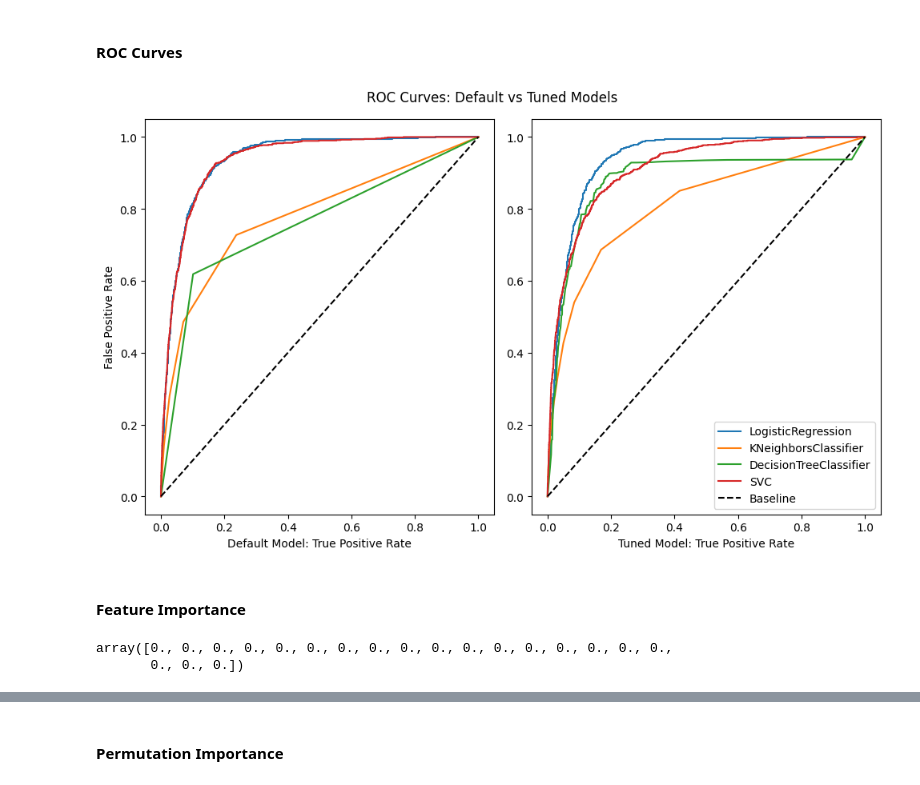
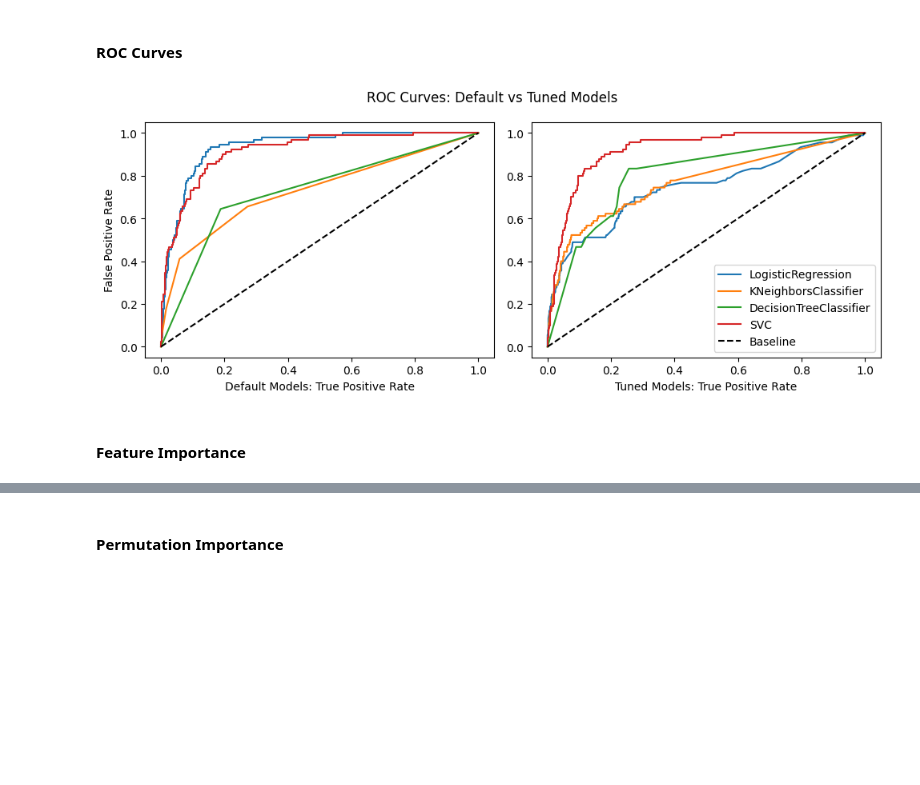
Before and after one commit to fazeelgm/UCB_ML_AI_PracticalApp_III, a Jupyter notebook: ClassifiersComparison-MarketingCampaigns.ipynb, the cells around one changed output, grey strips where cells are left out. Saved outputs shown, nothing was run; the diff lists cells and outputs as text; code cells hidden in the pictures; blank space fills up the shorter version.

```diff
--- a/ClassifiersComparison-MarketingCampaigns.ipynb
+++ b/ClassifiersComparison-MarketingCampaigns.ipynb
@@ -463,8 +466,8 @@ name = 'LogisticRegression'
 model = LogisticRegression()
 
 # Get metrics row for the report - will fit() and predict() to generate metrics
-results[name] = build_results_row(name, model, X_train_scaled, X_test_scaled, y_train, y_test)
-results_df = pd.DataFrame(results).T
+results_defaults[name] = build_results_row(name, model, X_train_scaled, X_test_scaled, y_train, y_test)
+results_df = pd.DataFrame(results_defaults).T
 
 results_df.loc[name:][report_cols]
 # %% [output]
@@ -510,6 +513,6 @@ models = {
 
 for name, model in models.items():
     # Get metrics row for the report - will fit() and predict() to generate metrics
-    results[name] = build_results_row(name, model, X_train_scaled, X_test_scaled, y_train, y_test)
+    results_defaults[name] = build_results_row(name, model, X_train_scaled, X_test_scaled, y_train, y_test)
 # %% [output]
 KNeighborsClassifier: Starting
@@ -600,9 +603,9 @@ array([1.00000000e-03, 5.62341325e-02, 3.16227766e+00, 1.77827941e+02,
        1.00000000e+04])
 # %%
 # Perform GridSearchCV
-CV=5
+CV=2
 VERBOSE=3
-results = {}
+results_tuned = {}
 
 for name, model in models.items():
 
@@ -610,6 +613,6 @@ for name, model in models.items():
     grid_search = GridSearchCV(model, param_grid=param_grid[name], scoring='accuracy',
                               cv=CV, verbose=VERBOSE)
 
-    results[name] = build_results_row(name, grid_search, X_train_scaled, X_test_scaled, y_train, y_test, use_best=True)
+    results_tuned[name] = build_results_row(name, grid_search, X_train_scaled, X_test_scaled, y_train, y_test, use_best=True)
     print(f'{name}: Done GridSearchCV optimization ({CV}-fold)', flush=True)
 # %% [output]
@@ -759,8 +790,8 @@ row = 0
 for name, model in models.items():
 
     # Get the CM from the results for left and right views
-    cm_l = results_defaults_df.loc[name]['cm']
-    cm_r = results_tuned_df.loc[name]['cm']
+    cm_l = results_defaults[name]['cm']
+    cm_r = results_tuned[name]['cm']
 
     # Get the CM
     disp_l = ConfusionMatrixDisplay(cm_l)#, display_labels=['Unsuccessful', 'Successful'])
@@ -794,37 +825,37 @@ plt.show()
 # %% [markdown]
 #### ROC Curves
 # %%
-fig, axes = plt.subplots(1,2, figsize=(Config.PAGE_WIDTH, 6))
+fig, axes = plt.subplots(1,2, figsize=(Config.PAGE_WIDTH, 4))
 
 # Flatten axes for easy iteration
 axes = axes.flatten()
 
 # plt.figure()
 for name, model in models.items():
-    probs_l = results_defaults_df.loc[name]['probs']
-    probs_r = results_tuned_df.loc[name]['probs']
+    probs_l = results_defaults[name]['probs']
+    probs_r = results_tuned[name]['probs']
     fpr_l, tpr_l, threshold_l = roc_curve(y_test, probs_l)
     fpr_r, tpr_r, threshold_r = roc_curve(y_test, probs_r)
     axes[0].plot(fpr_l, tpr_l, label=name)
     axes[1].plot(fpr_r, tpr_r, label=name)
 
 # Add the Baseline
 axes[0].plot([0, 1], [0, 1], 'k--', label='Baseline')
 axes[1].plot([0, 1], [0, 1], 'k--', label='Baseline')
 
 axes[0].set_ylabel("False Positive Rate")
-axes[0].set_xlabel("Default Model: True Positive Rate")
-axes[1].set_xlabel("Tuned Model: True Positive Rate")
+axes[0].set_xlabel("Default Models: True Positive Rate")
+axes[1].set_xlabel("Tuned Models: True Positive Rate")
 plt.suptitle("ROC Curves: Default vs Tuned Models")
 plt.legend(loc="best")
 
 plt.tight_layout()
 
 if not Config.SUPPRESS_OUTPUT_FILES:
     plt.savefig('images/roc_curves.png')
 
 plt.show()
 # %% [output]
-[figure, old version]
+[figure, new version]
 # %% [markdown]
 #### Feature Importance
@@ -838,5 +916,0 @@ elif hasattr(best_model, 'coef_'):
-# %%
-feature_importances
-# %% [output]
-array([0., 0., 0., 0., 0., 0., 0., 0., 0., 0., 0., 0., 0., 0., 0., 0., 0.,
-       0., 0., 0.])
```
Also changed, not shown: parts of 34 cells of this notebook.
